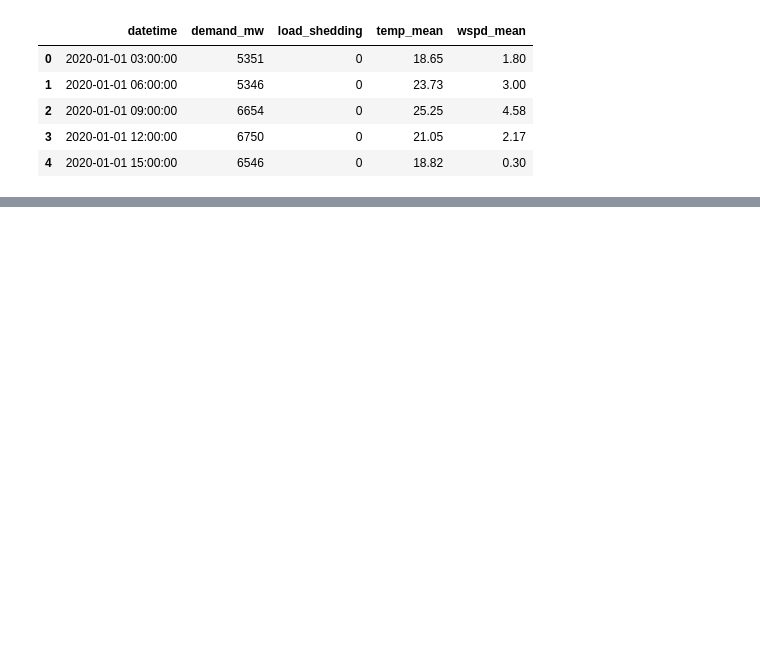
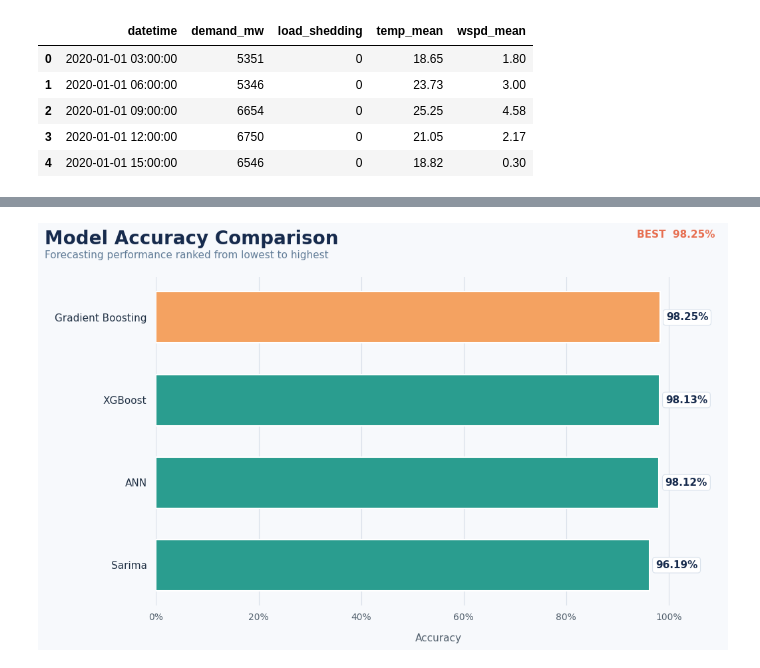
Before and after one commit to mahfuzurrahman8747/Time-series---Electricity-Demand-Forecasting-Hybrid-ML-Framework, a Jupyter notebook: final_model.ipynb, the cells around one changed output, grey strips where cells are left out. Saved outputs shown, nothing was run; the diff lists cells and outputs as text; code cells hidden in the pictures; blank space fills up the shorter version.

```diff
--- a/final_model.ipynb
+++ b/final_model.ipynb
@@ -1097,0 +687,10 @@ Name: demand_mw, dtype: float64
+# %%
+valid = test_df[["y", "SARIMA_exog"]].notna().all(axis=1)
+
+if valid.sum() == 0:
+    raise ValueError(
+        "SARIMA evaluation is empty: no matching forecast rows remained after aligning the test dates and filtering NaN predictions."
+    )
+
+y_test = test_df.loc[valid, "y"].to_numpy()
+y_pred_sarima = test_df.loc[valid, "SARIMA_exog"].to_numpy()
@@ -1097,0 +703,2 @@ Name: demand_mw, dtype: float64
+# %%
+results.append(metrics('Sarima', y_test, y_pred_sarima))
@@ -1097,0 +752,88 @@ Name: demand_mw, dtype: float64
+# %%
+# Presentation-ready model accuracy ranking
+import textwrap
+from matplotlib import pyplot as plt
+
+plot_df = df_res.sort_values("Accuracy", ascending=True).copy()
+plot_df["Label"] = plot_df["Model"].map(
+    lambda name: "\n".join(textwrap.wrap(str(name), width=22))
+)
+
+fig, ax = plt.subplots(figsize=(12, 7), facecolor="#F7F9FC")
+ax.set_facecolor("#F7F9FC")
+
+# Highlight the best model while keeping the remaining bars visually balanced.
+bar_colors = [
+    "#F4A261" if rank == plot_df["Rank"].min() else "#2A9D8F"
+    for rank in plot_df["Rank"]
+]
+
+bars = ax.barh(
+    plot_df["Label"],
+    plot_df["Accuracy"],
+    color=bar_colors,
+    height=0.62,
+    edgecolor="white",
+    linewidth=1.5,
+    zorder=3,
+)
+
+max_accuracy = float(plot_df["Accuracy"].max())
+ax.set_xlim(0, max(100, max_accuracy + 12))
+ax.xaxis.set_major_formatter(lambda value, position: f"{value:.0f}%")
+ax.grid(axis="x", color="#CBD5E1", linewidth=0.8, alpha=0.7, zorder=0)
+ax.set_axisbelow(True)
+
+for spine in ax.spines.values():
+    spine.set_visible(False)
+ax.tick_params(axis="y", length=0, labelsize=11, colors="#243447", pad=10)
+ax.tick_params(axis="x", length=0, labelsize=10, colors="#52606D", pad=8)
+ax.set_xlabel("Accuracy", fontsize=11, color="#52606D", labelpad=12)
+ax.set_ylabel("")
+
+for bar, accuracy in zip(bars, plot_df["Accuracy"]):
+    ax.text(
+        bar.get_width() + 1.2,
+        bar.get_y() + bar.get_height() / 2,
+        f"{accuracy:.2f}%",
+        va="center",
+        ha="left",
+        fontsize=11,
+        fontweight="bold",
+        color="#172B4D",
+        bbox=dict(
+            boxstyle="round,pad=0.28",
+            facecolor="white",
+            edgecolor="#D9E2EC",
+            linewidth=0.8,
+        ),
+        clip_on=False,
+    )
+
+fig.text(
+    0.08, 0.96,
+    "Model Accuracy Comparison",
+    ha="left", va="top",
+    fontsize=20, fontweight="bold", color="#172B4D",
+)
+fig.text(
+    0.08, 0.915,
+    "Forecasting performance ranked from lowest to highest",
+    ha="left", va="top",
+    fontsize=11, color="#627D98",
+)
+fig.text(
+    0.92, 0.96,
+    f"BEST  {max_accuracy:.2f}%",
+    ha="right", va="top",
+    fontsize=11, fontweight="bold", color="#E76F51",
+)
+
+plt.tight_layout(rect=[0.08, 0.05, 0.94, 0.88])
+
+output_path = os.path.join(OUTPUT_DIR, "model_accuracy_bar_plot.png")
+fig.savefig(output_path, dpi=300, bbox_inches="tight", facecolor=fig.get_facecolor())
+plt.show()
+print(f"Plot saved to: {output_path}")
+# %% [output]
+[figure, added]
```
Also changed, not shown: parts of 81 cells of this notebook, 36 other files.
